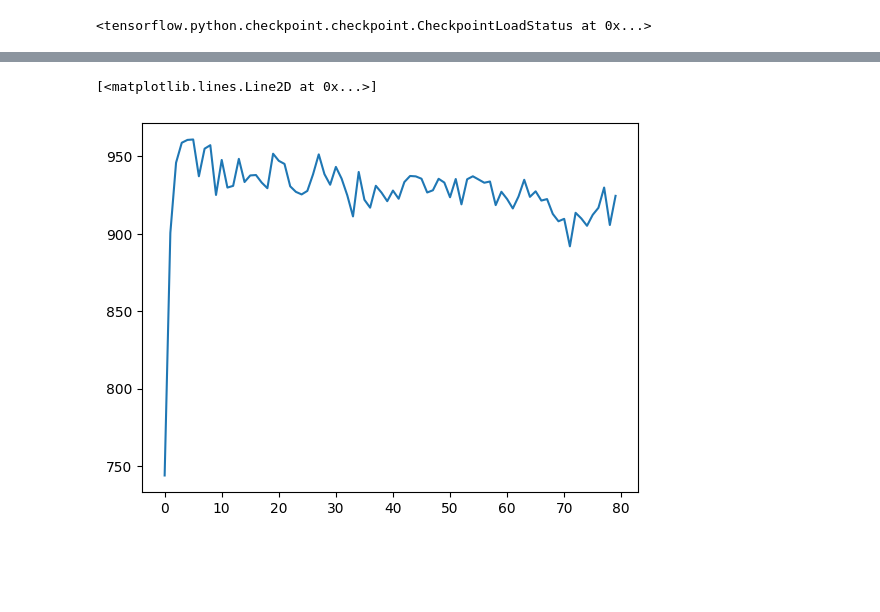
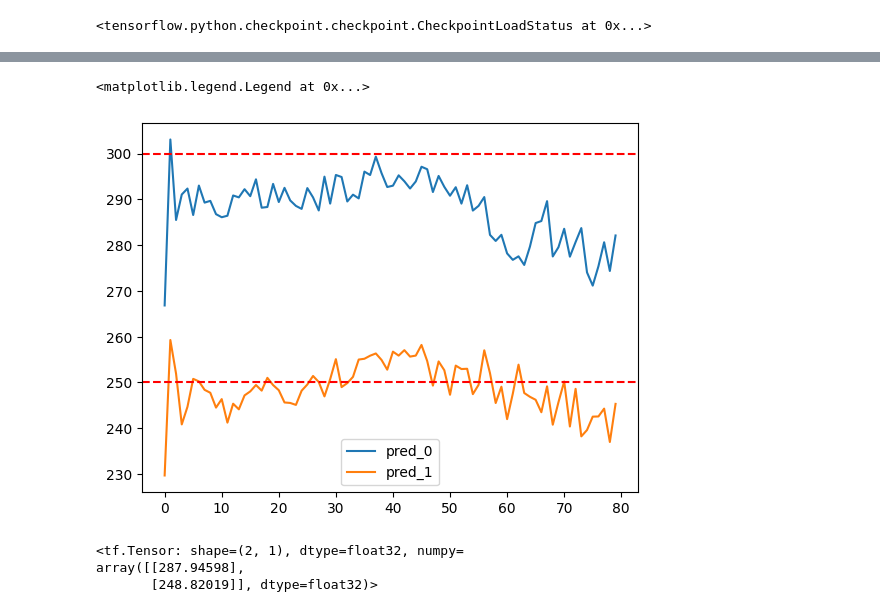
Before and after one commit to yemsnucleus/NEGFC, a Jupyter notebook: results.ipynb, the cells around one changed output, grey strips where cells are left out. Drawn from its saved outputs; the diff is of its cells as text; code cells hidden in the pictures; blank space fills up the shorter version.

Commit message:
model working

```diff
--- a/results.ipynb
+++ b/results.ipynb
@@ -32,2 +24,3 @@ For more information see: https://github.com/tensorflow/addons/issues/2807
 # %%
-test_ds = load_records('./data/records/f_dhtau/fold_0/test')
+dataset = 'f_dhtau_low'
+test_ds = load_records('./data/records/{}/fold_0/test'.format(dataset))
@@ -39,7 +27,7 @@ To enable them in other operations, rebuild TensorFlow with the appropriate comp
 # %%
 window_size = 50
 model = create_model(window_size=window_size)
-model.load_weights('./logs/test/weigths')
+model.load_weights('./logs/test_{}/weigths'.format(dataset))
 # %% [output]
 <tensorflow.python.checkpoint.checkpoint.CheckpointLoadStatus at 0x...>
 # %%
@@ -59,5 +47,17 @@ flux_pred = model.predict(test_ds)
 # %%
-plt.plot(flux_pred[0])
+true_df = pd.read_csv('./data/records/{}/fold_0/test/true_values.csv'.format(dataset))
+
+for f, (i, row) in zip(flux_pred, true_df.iterrows()):
+    plt.plot(f, label='pred_{}'.format(i))
+    plt.axhline(y=row['true_flux'], color='r', linestyle='--')
+
+plt.legend()
 # %% [output]
-[<matplotlib.lines.Line2D at 0x...>]
+<matplotlib.legend.Legend at 0x...>
-[figure, old version]
+[figure, new version]
+# %%
+tf.reduce_mean(flux_pred, axis=1)
+# %% [output]
+<tf.Tensor: shape=(2, 1), dtype=float32, numpy=
+array([[287.94598],
+       [248.82019]], dtype=float32)>
```
Also changed, not shown: parts of 4 cells of this notebook, 7 other files.
